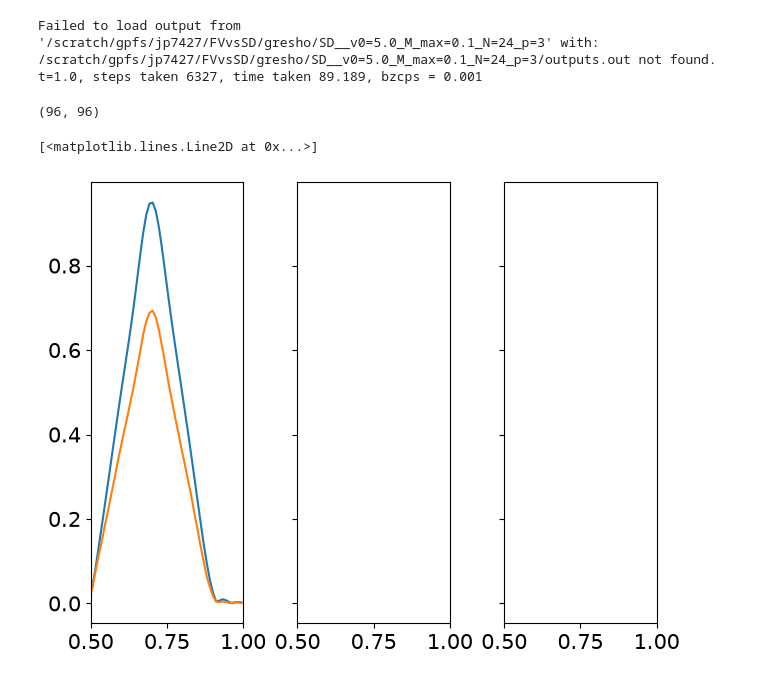
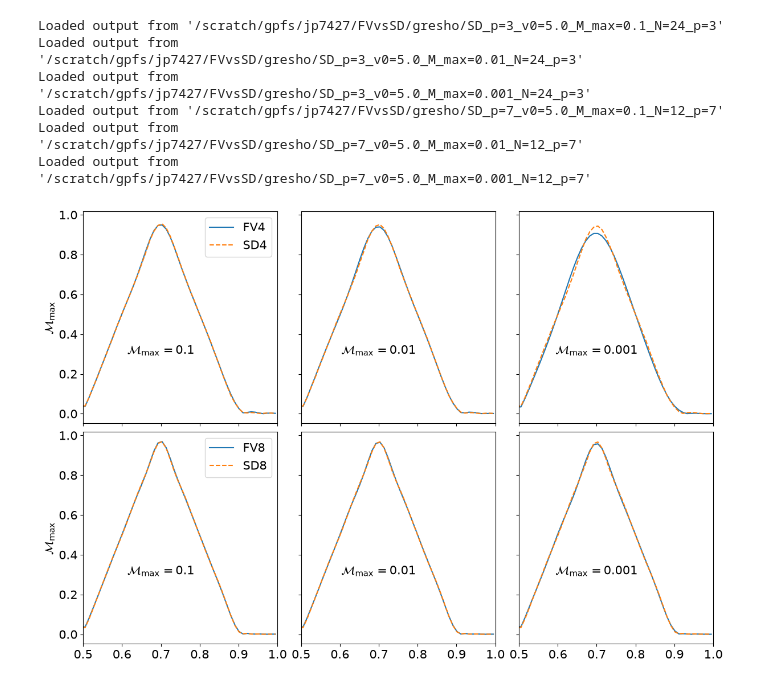
Before and after one commit to jpalafou/superfv, a Jupyter notebook: sd-compare/Gresho-Vortex.ipynb, the cells around one changed output. Drawn from its saved outputs; the diff is of its cells as text; code cells hidden in the pictures.

Commit message:
add: Gresho vortex experiment

```diff
--- a/sd-compare/Gresho-Vortex.ipynb
+++ b/sd-compare/Gresho-Vortex.ipynb
@@ -135,3 +133,8 @@ N = NDOF // (p + 1)
 # %%
-s1 = run_superfv_sim("p=3", p, NDOF, v0=5.0, M_max=0.1)
+FV4_1 = run_superfv_sim("p=3", 3, NDOF, v0=5.0, M_max=0.1)
+FV4_2 = run_superfv_sim("p=3", 3, NDOF, v0=5.0, M_max=0.01)
+FV4_3 = run_superfv_sim("p=3", 3, NDOF, v0=5.0, M_max=0.001)
+FV8_1 = run_superfv_sim("p=7", 7, NDOF, v0=5.0, M_max=0.1)
+FV8_2 = run_superfv_sim("p=7", 7, NDOF, v0=5.0, M_max=0.01)
+FV8_3 = run_superfv_sim("p=7", 7, NDOF, v0=5.0, M_max=0.001)
 # %% [output]
@@ -139,17 +147,52 @@ Loaded output from '/scratch/gpfs/jp7427/FVvsSD/gresho/FV__v0=5.0_M_max=0.1_N=96
 # %%
-s2 = run_spd_sim("p=3", p, N, v0=5.0, M_max=0.1)
+SD4_1 = run_spd_sim("p=3", 3, NDOF // (3 + 1), v0=5.0, M_max=0.1)
+SD4_2 = run_spd_sim("p=3", 3, NDOF // (3 + 1), v0=5.0, M_max=0.01)
+SD4_3 = run_spd_sim("p=3", 3, NDOF // (3 + 1), v0=5.0, M_max=0.001)
+SD8_1 = run_spd_sim("p=7", 7, NDOF // (7 + 1), v0=5.0, M_max=0.1)
+SD8_2 = run_spd_sim("p=7", 7, NDOF // (7 + 1), v0=5.0, M_max=0.01)
+SD8_3 = run_spd_sim("p=7", 7, NDOF // (7 + 1), v0=5.0, M_max=0.001)
 # %% [output]
-Failed to load output from '/scratch/gpfs/jp7427/FVvsSD/gresho/SD__v0=5.0_M_max=0.1_N=24_p=3' with: /scratch/gpfs/jp7427/FVvsSD/gresho/SD__v0=5.0_M_max=0.1_N=24_p=3/outputs.out not found.
-t=1.0, steps taken 6327, time taken 89.189, bzcps = 0.001
+Loaded output from '/scratch/gpfs/jp7427/FVvsSD/gresho/SD_p=3_v0=5.0_M_max=0.1_N=24_p=3'
+Loaded output from '/scratch/gpfs/jp7427/FVvsSD/gresho/SD_p=3_v0=5.0_M_max=0.01_N=24_p=3'
+Loaded output from '/scratch/gpfs/jp7427/FVvsSD/gresho/SD_p=3_v0=5.0_M_max=0.001_N=24_p=3'
+Loaded output from '/scratch/gpfs/jp7427/FVvsSD/gresho/SD_p=7_v0=5.0_M_max=0.1_N=12_p=7'
+Loaded output from '/scratch/gpfs/jp7427/FVvsSD/gresho/SD_p=7_v0=5.0_M_max=0.01_N=12_p=7'
+Loaded output from '/scratch/gpfs/jp7427/FVvsSD/gresho/SD_p=7_v0=5.0_M_max=0.001_N=12_p=7'
 # %%
-fig, axs = plt.subplots(1, 3, sharex=True, sharey=True, constrained_layout=True)
-axs[0].set_xlim(0.5, 1)
+fig, axs = plt.subplots(2, 3, sharex=True, sharey=True, constrained_layout=True, figsize=(12, 8))
+axs[0, 0].set_xlim(0.5, 1)
+axs[0, 1].set_xlim(0.5, 1)
 
-x = cp.asnumpy(s1.mesh.centers[0])
+axs[0, 0].set_ylabel(r"$\mathcal{M}_{\max}$")
+axs[1, 0].set_ylabel(r"$\mathcal{M}_{\max}$")
 
-axs[0].plot(x, compute_M_from_fv(s1, 5.0)[:, :, 0].T[NDOF//2, :] / 0.1)
-axs[0].plot(x, compute_M_from_sd(s2, 5.0)[NDOF//2, :] / 0.1)
+x = cp.asnumpy(FV4_1.mesh.centers[0])
+
+axs[0, 0].text(0.7, 0.3, r"$\mathcal{M}_{\max}=0.1$", horizontalalignment="center")
+axs[0, 1].text(0.7, 0.3, r"$\mathcal{M}_{\max}=0.01$", horizontalalignment="center")
+axs[0, 2].text(0.7, 0.3, r"$\mathcal{M}_{\max}=0.001$", horizontalalignment="center")
+axs[0, 0].plot(x, compute_M_from_fv(FV4_1, 5.0)[:, :, 0].T[NDOF//2, :] / 0.1, label="FV4")
+axs[0, 1].plot(x, compute_M_from_fv(FV4_2, 5.0)[:, :, 0].T[NDOF//2, :] / 0.01)
+axs[0, 2].plot(x, compute_M_from_fv(FV4_3, 5.0)[:, :, 0].T[NDOF//2, :] / 0.001)
+
+axs[1, 0].text(0.7, 0.3, r"$\mathcal{M}_{\max}=0.1$", horizontalalignment="center")
+axs[1, 1].text(0.7, 0.3, r"$\mathcal{M}_{\max}=0.01$", horizontalalignment="center")
+axs[1, 2].text(0.7, 0.3, r"$\mathcal{M}_{\max}=0.001$", horizontalalignment="center")
+axs[1, 0].plot(x, compute_M_from_fv(FV8_1, 5.0)[:, :, 0].T[NDOF//2, :] / 0.1, label="FV8")
+axs[1, 1].plot(x, compute_M_from_fv(FV8_2, 5.0)[:, :, 0].T[NDOF//2, :] / 0.01)
+axs[1, 2].plot(x, compute_M_from_fv(FV8_3, 5.0)[:, :, 0].T[NDOF//2, :] / 0.001)
+
+axs[0, 0].plot(x, compute_M_from_sd(SD4_1, 5.0, NDOF)[NDOF//2, :] / 0.1, '--', label="SD4")
+axs[0, 1].plot(x, compute_M_from_sd(SD4_2, 5.0, NDOF)[NDOF//2, :] / 0.01, '--')
+axs[0, 2].plot(x, compute_M_from_sd(SD4_3, 5.0, NDOF)[NDOF//2, :] / 0.001, '--')
+
+axs[1, 0].plot(x, compute_M_from_sd(SD8_1, 5.0, NDOF)[NDOF//2, :] / 0.1, '--', label="SD8")
+axs[1, 1].plot(x, compute_M_from_sd(SD8_2, 5.0, NDOF)[NDOF//2, :] / 0.01, '--')
+axs[1, 2].plot(x, compute_M_from_sd(SD8_3, 5.0, NDOF)[NDOF//2, :] / 0.001, '--')
+
+axs[0, 0].legend()
+axs[1, 0].legend()
+
+fig.savefig("gresho-vortex-unlimited.pdf")
 # %% [output]
-(96, 96)
-[<matplotlib.lines.Line2D at 0x...>]
-[figure, old version]
+[figure, new version]
```
Also changed, not shown: parts of 5 cells of this notebook, 3 other files.
